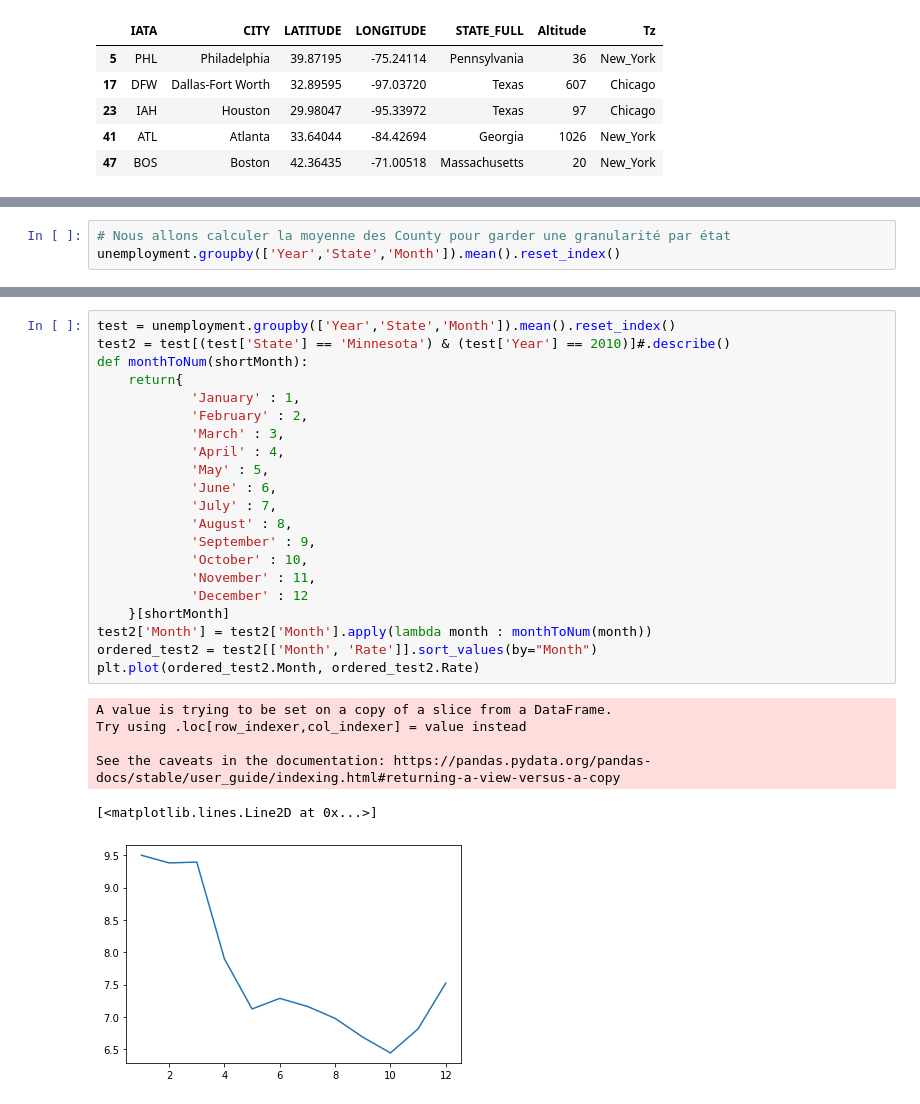
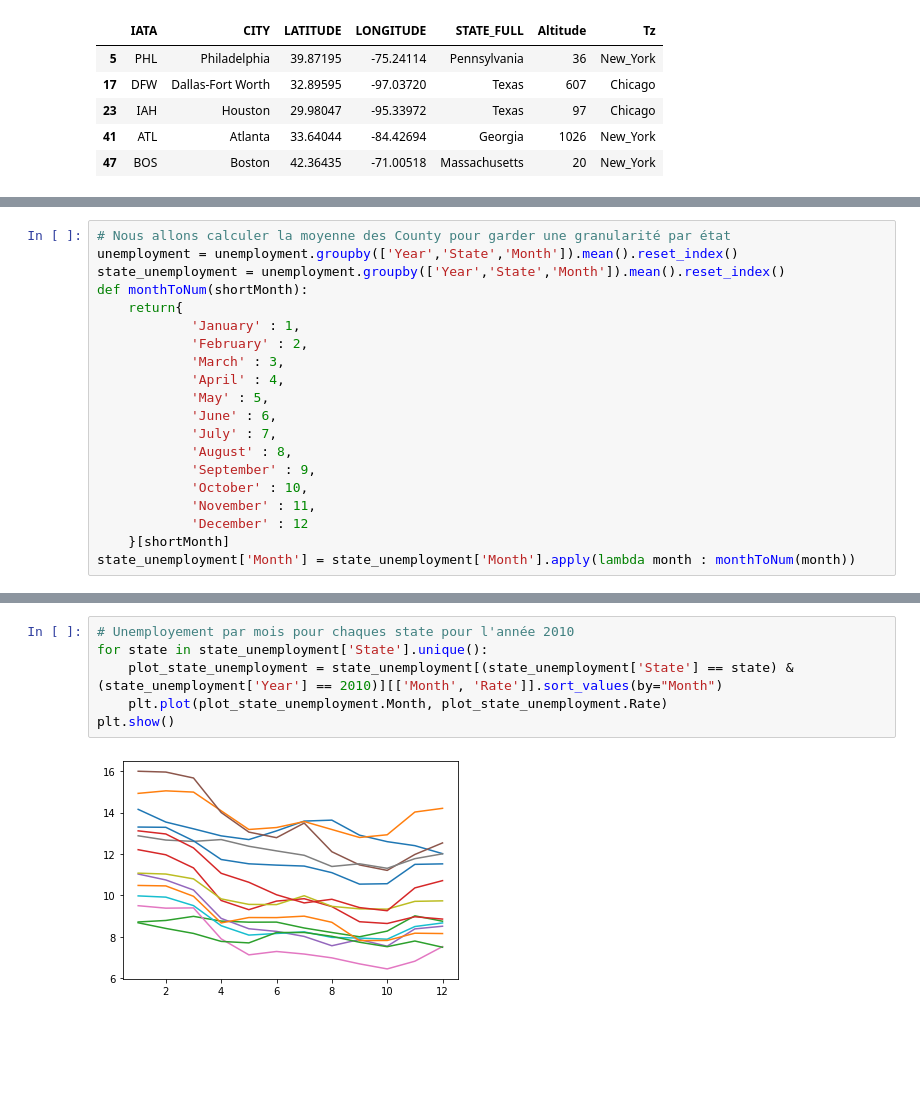
Before and after one commit to samirLazzali/air-passengers-prediction, a Jupyter notebook: Notebook/check_external_data.ipynb, the cells around one changed output, grey strips where cells are left out. Cells and saved outputs as stored; diff of their text form; blank space fills up the shorter version.

Commit message:
Ajout des dates sur unemployement

```diff
--- a/Notebook/check_external_data.ipynb
+++ b/Notebook/check_external_data.ipynb
@@ -174,3 +191,20 @@ unemployment.head()
 # %%
 # Nous allons calculer la moyenne des County pour garder une granularité par état
-unemployment.groupby(['Year','State','Month']).mean().reset_index()
+unemployment = unemployment.groupby(['Year','State','Month']).mean().reset_index()
+state_unemployment = unemployment.groupby(['Year','State','Month']).mean().reset_index()
+def monthToNum(shortMonth):
+    return{
+            'January' : 1,
+            'February' : 2,
+            'March' : 3,
+            'April' : 4,
+            'May' : 5,
+            'June' : 6,
+            'July' : 7,
+            'August' : 8,
+            'September' : 9,
+            'October' : 10,
+            'November' : 11,
+            'December' : 12
+    }[shortMonth]
+state_unemployment['Month'] = state_unemployment['Month'].apply(lambda month : monthToNum(month))
@@ -208,28 +211,8 @@ unemployment.groupby(['Year','State',]).mean().reset_index()
-# %%
-test = unemployment.groupby(['Year','State','Month']).mean().reset_index()
-test2 = test[(test['State'] == 'Minnesota') & (test['Year'] == 2010)]#.describe()
-def monthToNum(shortMonth):
-    return{
-            'January' : 1,
-            'February' : 2,
-            'March' : 3,
-            'April' : 4,
-            'May' : 5,
-            'June' : 6,
-            'July' : 7,
-            'August' : 8,
-            'September' : 9,
-            'October' : 10,
-            'November' : 11,
-            'December' : 12
-    }[shortMonth]
-test2['Month'] = test2['Month'].apply(lambda month : monthToNum(month))
-ordered_test2 = test2[['Month', 'Rate']].sort_values(by="Month")
-plt.plot(ordered_test2.Month, ordered_test2.Rate)
-# %% [output]
-A value is trying to be set on a copy of a slice from a DataFrame.
-Try using .loc[row_indexer,col_indexer] = value instead
-
-See the caveats in the documentation: https://pandas.pydata.org/pandas-docs/stable/user_guide/indexing.html#returning-a-view-versus-a-copy
-[<matplotlib.lines.Line2D at 0x...>]
-[figure, removed]
+# %%
+# Unemployement par mois pour chaques state pour l'année 2010
+for state in state_unemployment['State'].unique():
+    plot_state_unemployment = state_unemployment[(state_unemployment['State'] == state) & (state_unemployment['Year'] == 2010)][['Month', 'Rate']].sort_values(by="Month")
+    plt.plot(plot_state_unemployment.Month, plot_state_unemployment.Rate)
+plt.show()
+# %% [output]
+[figure, added]
```
Also changed, not shown: parts of 9 cells of this notebook, 1 other file.
